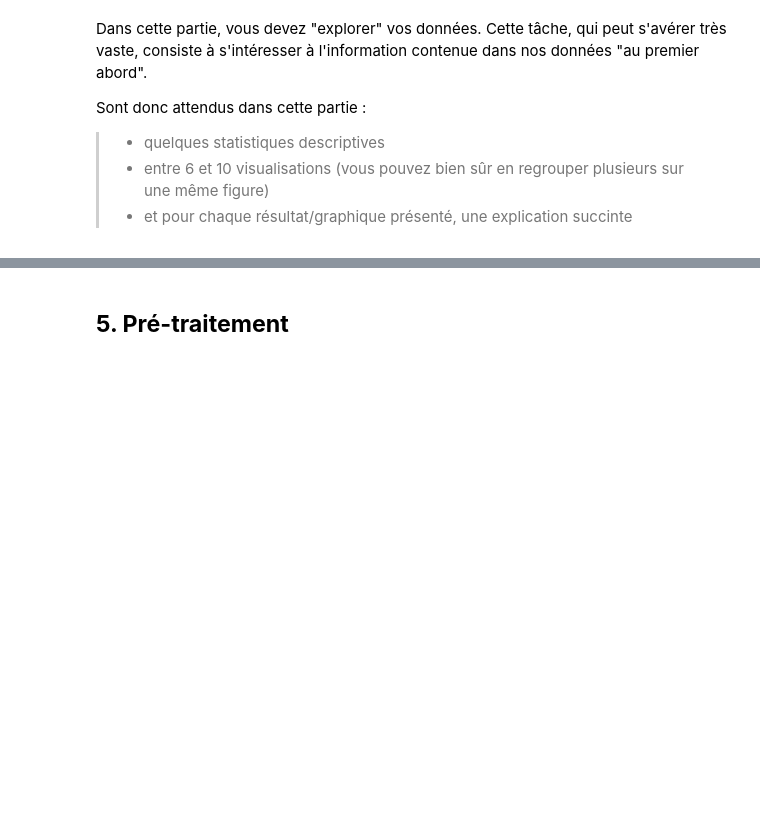
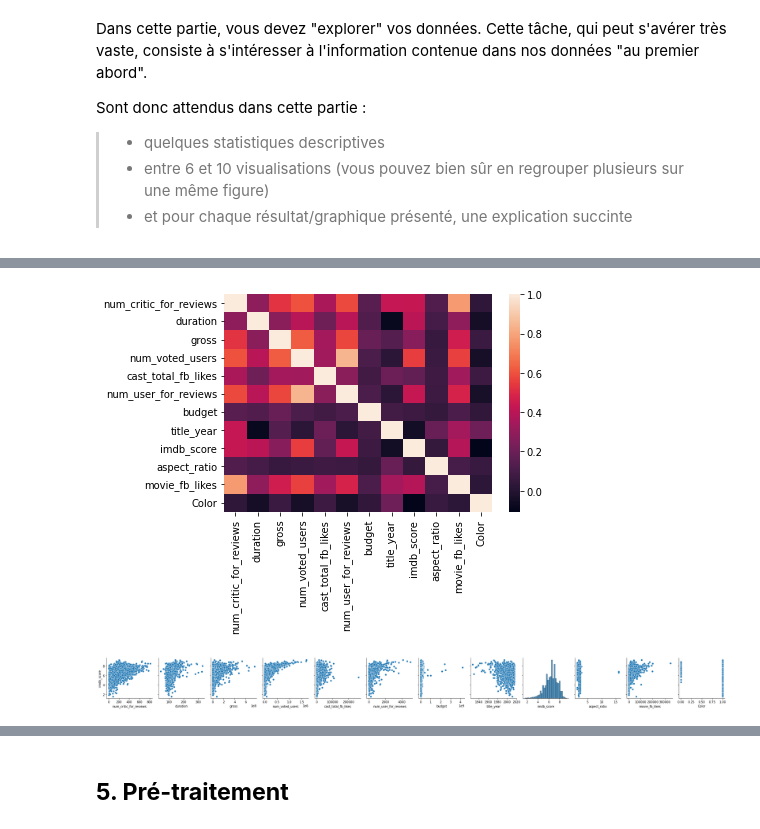
Before and after one commit to Florent-Vanhollebeke/Rendus_projets_Florent, a Jupyter notebook: Projet_en_cours/Projet P6 - revisions ML.ipynb, the cells around one changed output, grey strips where cells are left out. Drawn from its saved outputs; the diff is of its cells as text; code cells hidden in the pictures; blank space fills up the shorter version.

```diff
--- a/Projet_en_cours/Projet P6 - revisions ML.ipynb
+++ b/Projet_en_cours/Projet P6 - revisions ML.ipynb
@@ -482,0 +533,4 @@ Sont donc attendus dans cette partie :
+# %%
+sns.heatmap(data.corr());
+# %% [output]
+[figure, added]
@@ -482,0 +539,4 @@ Sont donc attendus dans cette partie :
+# %%
+sns.pairplot(data, y_vars=['imdb_score']);
+# %% [output]
+[figure, added]
```
Also changed, not shown: parts of 25 cells of this notebook, 1 other file.
